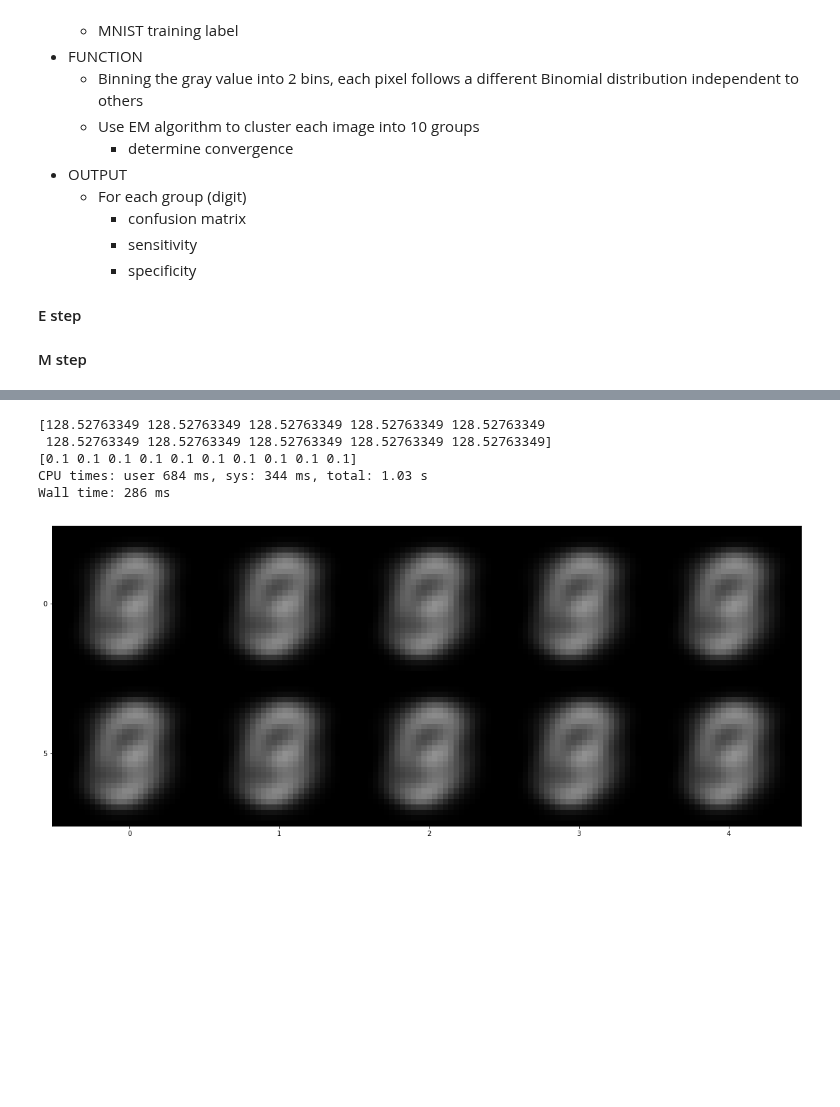
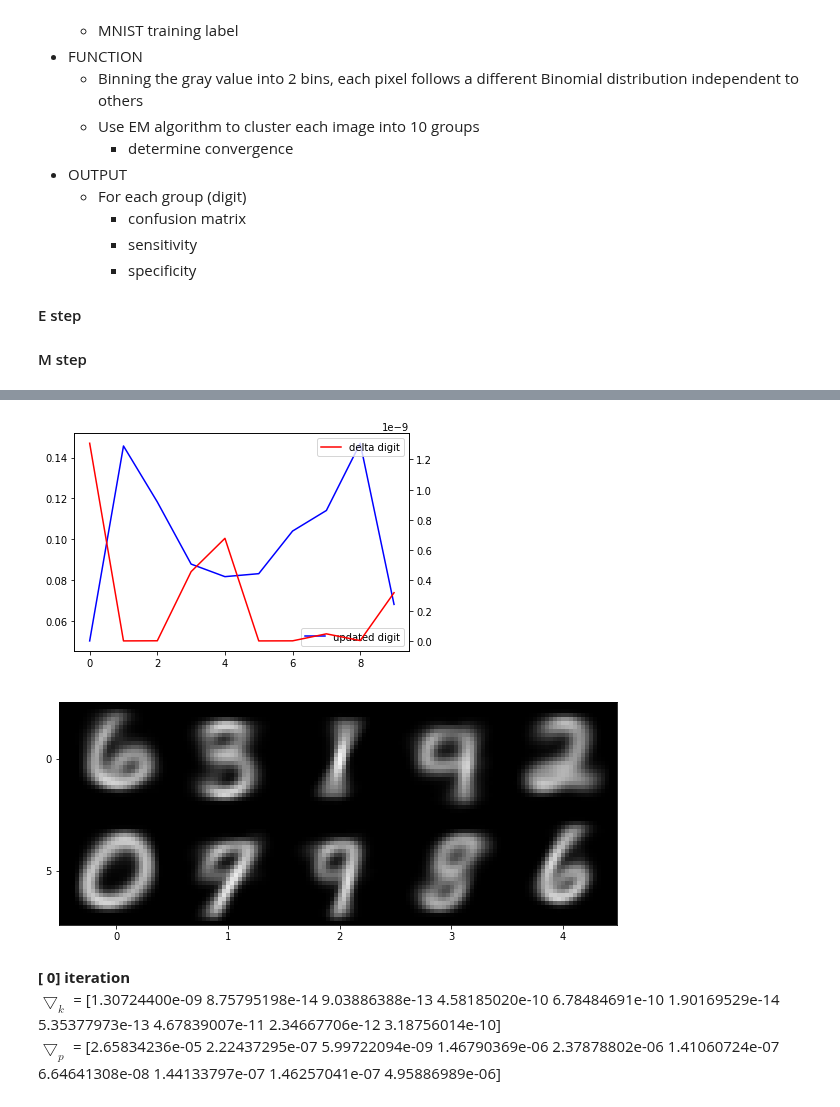
Before and after one commit to csielee/2018ML, a Jupyter notebook: HW4/HW4.ipynb, the cells around one changed output, grey strips where cells are left out. Drawn from its saved outputs; the diff is of its cells as text; code cells hidden in the pictures; blank space fills up the shorter version.

```diff
--- a/HW4/HW4.ipynb
+++ b/HW4/HW4.ipynb
@@ -324,21 +338,45 @@ Wall time: 665 ms
-# %%
-%%time
-# M step
-
-k_update, p_update = Mstep(train_dataset.bins, w, k, p)
-
-p_delta = np.sum((p - p_update)**2, axis=1)
-
-k = k_update
-p = p_update
-
-print(p_delta)
-print(k)
-showPofDigit(p)
-# %% [output]
-[128.52763349 128.52763349 128.52763349 128.52763349 128.52763349
- 128.52763349 128.52763349 128.52763349 128.52763349 128.52763349]
-[0.1 0.1 0.1 0.1 0.1 0.1 0.1 0.1 0.1 0.1]
-CPU times: user 684 ms, sys: 344 ms, total: 1.03 s
-Wall time: 286 ms
-[figure, removed]
+# %%
+
+convergence = 10**-6
+max_convergence = 10
+max_iter = 30
+enable_Hession = True
+
+current_convergence = 0
+current_iter = 0
+while(True):
+    clear_output(wait=True)
+    # E step
+
+    # w : 60000 x digit_number
+    w = Estep(train_dataset.bins, k, p)
+
+    # M step
+
+    k_update, p_update = Mstep(train_dataset.bins, w, k, p)
+
+    mstr,k_delta,p_delta = showInfo(k,p,k_update,p_update)
+
+    k = k_update
+    p = p_update
+
+    showPofDigit(p)
+    plt.show()
+
+    mstr = "**[{:4d}] iteration** <br>".format(current_iter) + mstr
+    display(Markdown(mstr))
+
+    current_iter += 1
+    if (current_iter > max_iter):
+        break
+
+    if(np.alltrue(k_delta < convergence) and np.alltrue(p_delta < convergence)):
+        break
+# %% [output]
+[figure, added]
+[figure, added]
+**[   0] iteration** <br>$ \bigtriangledown_{k} $ = [1.30724400e-09 8.75795198e-14 9.03886388e-13 4.58185020e-10
+ 6.78484691e-10 1.90169529e-14 5.35377973e-13 4.67839007e-11
+ 2.34667706e-12 3.18756014e-10]<br>$ \bigtriangledown_{p} $ = [2.65834236e-05 2.22437295e-07 5.99722094e-09 1.46790369e-06
+ 2.37878802e-06 1.41060724e-07 6.64641308e-08 1.44133797e-07
+ 1.46257041e-07 4.95886989e-06]<br>
```
Also changed, not shown: parts of 11 cells of this notebook.
